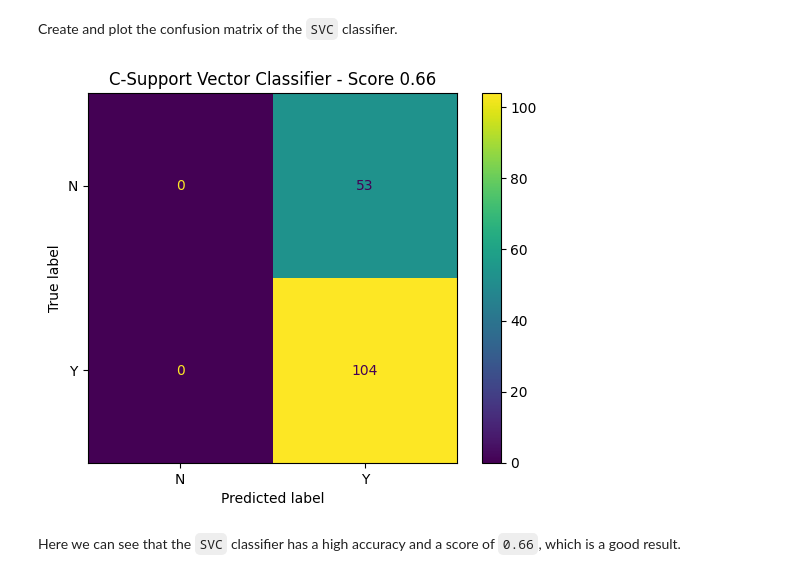
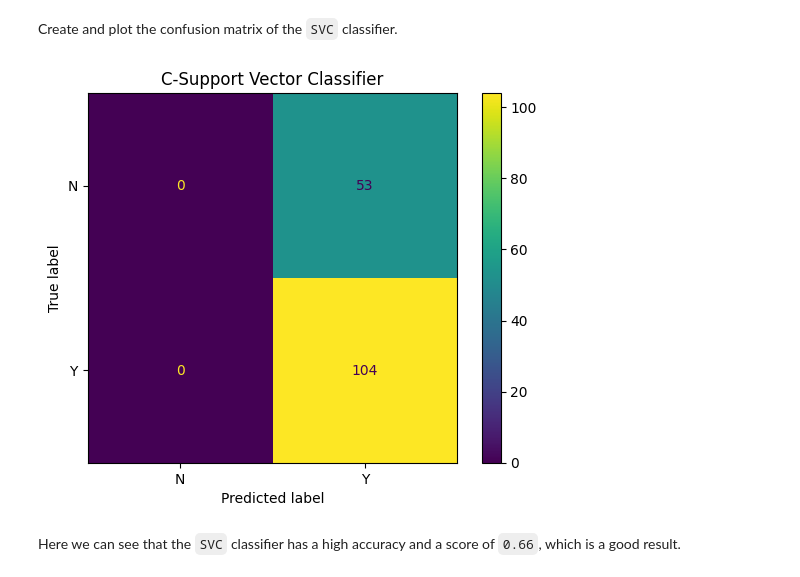
Before and after one commit to Hadronomy/solo-tid-project, a Jupyter notebook: notebooks/analysis.ipynb, the cells around one changed output. Saved outputs shown, nothing was run; the diff lists cells and outputs as text; code cells hidden in the pictures.

```diff
--- a/notebooks/analysis.ipynb
+++ b/notebooks/analysis.ipynb
@@ -251,0 +284,10 @@ plt.show()
+# %%
+from sklearn.naive_bayes import GaussianNB
+
+naive_bayes_classifier = GaussianNB()
+naive_bayes_classifier.fit(X_train, y_train)
+y_pred = naive_bayes_classifier.predict(X_test)
+print(f"Accuracy: {accuracy_score(y_test, y_pred)}")
+print(f"Precision: {precision_score(y_test, y_pred, average='weighted')}")
+print(f"Recall: {recall_score(y_test, y_pred, average='weighted')}")
+print(f"F1 Score: {f1_score(y_test, y_pred, average='weighted')}")
@@ -251,0 +313,10 @@ plt.show()
+# %%
+from sklearn.neighbors import KNeighborsClassifier
+
+knn_classifier = KNeighborsClassifier(n_neighbors=5)
+knn_classifier.fit(X_train, y_train)
+y_pred = knn_classifier.predict(X_test)
+print(f"Accuracy: {accuracy_score(y_test, y_pred)}")
+print(f"Precision: {precision_score(y_test, y_pred, average='weighted')}")
+print(f"Recall: {recall_score(y_test, y_pred, average='weighted')}")
+print(f"F1 Score: {f1_score(y_test, y_pred, average='weighted')}")
@@ -274,15 +361,15 @@ Create and plot the confusion matrix of the `SVC` classifier.
 # %%
 from sklearn.metrics import ConfusionMatrixDisplay, confusion_matrix
 
 confusion_matrix_result = confusion_matrix(y_test, classifier.predict(X_test))
 cm_display = ConfusionMatrixDisplay(
     confusion_matrix_result, display_labels=classifier.classes_
 ).plot()
 
-plt.title(f"C-Support Vector Classifier - Score {score:.2f}")
+plt.title(f"C-Support Vector Classifier")
 plt.show()
 # %% [output]
-[figure, old version]
+[figure, new version]
 # %% [markdown]
 Here we can see that the `SVC` classifier has a high accuracy and a score of `0.66`, which is a good result.
 # %% [markdown]
```
Also changed, not shown: parts of 15 cells of this notebook, 4 other files.
